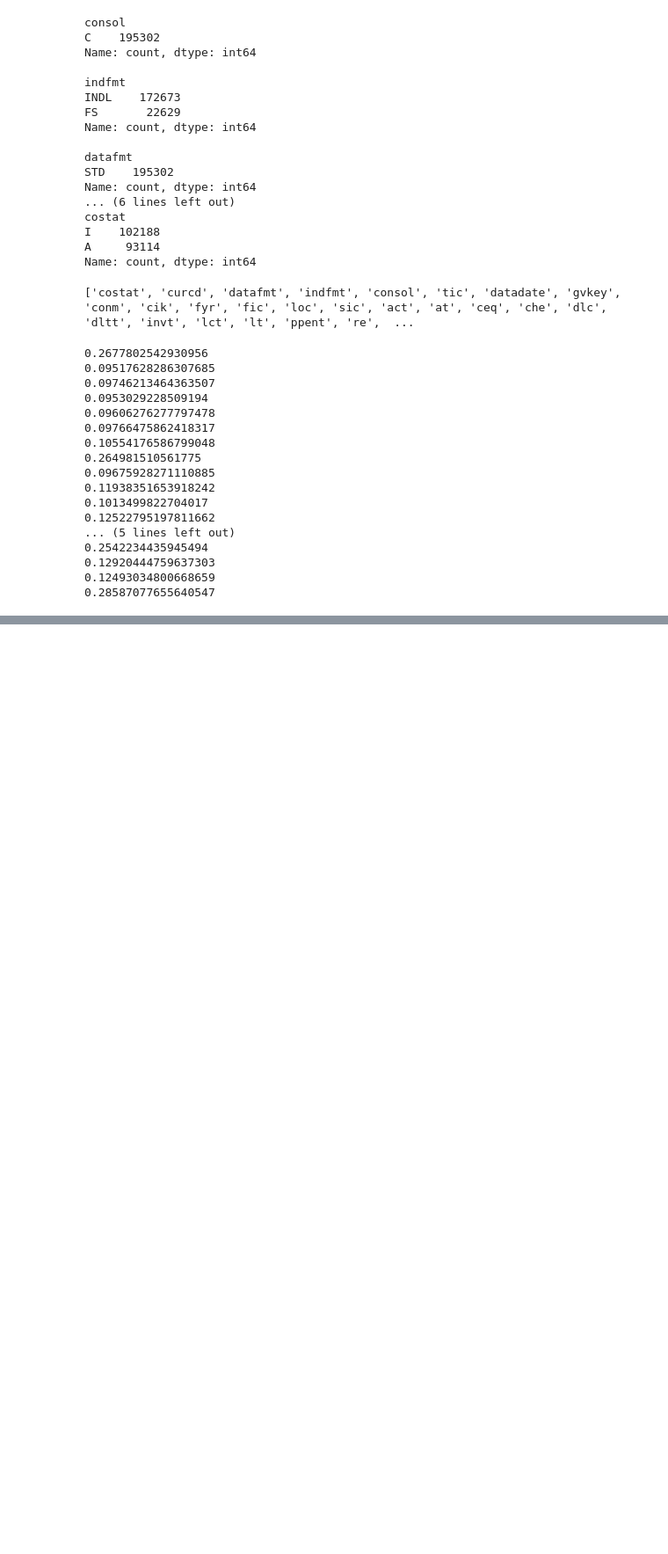
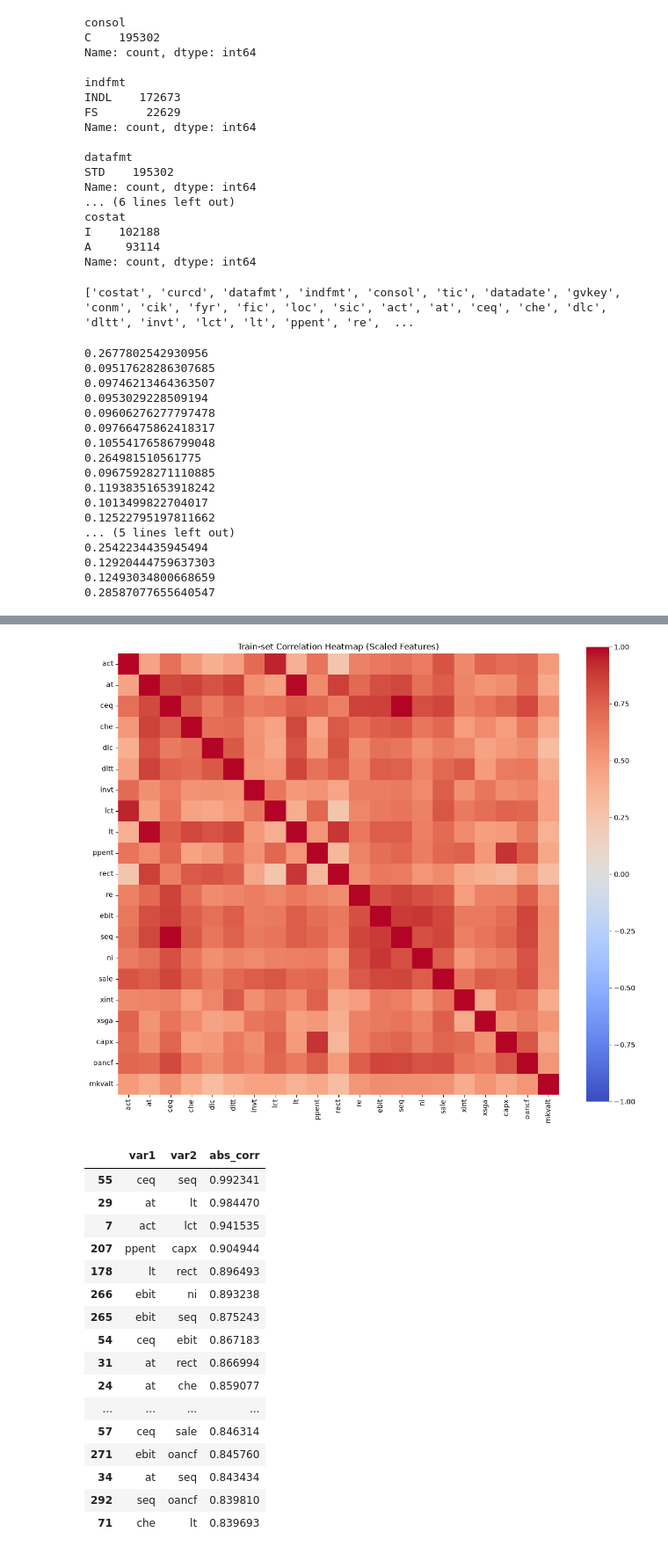
Before and after one commit to ThanaNassr/corporate-bankruptcy-prediction, a Jupyter notebook: analysis.ipynb, the cells around one changed output, grey strips where cells are left out. Shown at 88% size. Cells and saved outputs as stored; diff of their text form; code cells hidden in the pictures; blank space fills up the shorter version.

```diff
--- a/analysis.ipynb
+++ b/analysis.ipynb
@@ -426,30 +483,15 @@ lr.fit(X_train_scaled, y_train) #train model on scaled training data
 y_pred = lr.predict(X_val_scaled)  #predict the target using the val dataset  (gives 0s and 1s)
 y_prob = lr.predict_proba(X_val_scaled)[:, 1] #predict the probability of the positibe class
 # %%
-import numpy as np
-import pandas as pd
-import seaborn as sns
-import matplotlib.pyplot as plt
-from statsmodels.stats.outliers_influence import variance_inflation_factor
-
-# -----------------------------
-# 1) Build train feature frame
-# -----------------------------
-# If you already have scaled train matrix as numpy array:
-# X_train_sc = scaler.transform(X_train_imp)
 
 X_train_df = pd.DataFrame(
-    X_train_sc,                 # your scaled train features
+    x_train,
     columns=accounting_features,
     index=x_train.index
 )
 
-# Safety cleanup
-X_train_df = X_train_df.replace([np.inf, -np.inf], np.nan).dropna()
+# Correlation heatmap
 
-# -----------------------------
-# 2) Correlation heatmap
-# -----------------------------
 corr = X_train_df.corr()
 
 plt.figure(figsize=(12, 10))
@@ -457,34 +499,53 @@ sns.heatmap(
     corr,
     cmap="coolwarm",
     center=0,
     vmin=-1, vmax=1,
     square=True
 )
 plt.title("Train-set Correlation Heatmap (Scaled Features)")
 plt.tight_layout()
 plt.show()
 
-# Optional: list strongest absolute pairwise correlations
+# strongest absolute pairwise correlations
 upper = corr.abs().where(np.triu(np.ones(corr.shape), k=1).astype(bool))
 top_pairs = (
     upper.stack()
     .reset_index()
     .rename(columns={"level_0": "var1", "level_1": "var2", 0: "abs_corr"})
     .sort_values("abs_corr", ascending=False)
 )
 display(top_pairs.head(20))
 
-# -----------------------------
-# 3) VIF table
-# -----------------------------
+
+# VIF table
+
 vif_df = pd.DataFrame({
     "feature": X_train_df.columns,
     "VIF": [variance_inflation_factor(X_train_df.values, i)
             for i in range(X_train_df.shape[1])]
 }).sort_values("VIF", ascending=False)
 
 display(vif_df)
 
 # Quick flags
 display(vif_df[vif_df["VIF"] > 5])   # moderate concern
 display(vif_df[vif_df["VIF"] > 10])  # serious concern
+# %% [output]
+[figure, added]
+|  | var1 | var2 | abs_corr |
+| 55 | ceq | seq | 0.992341 |
+| 29 | at | lt | 0.984470 |
+| 7 | act | lct | 0.941535 |
+| 207 | ppent | capx | 0.904944 |
+| 178 | lt | rect | 0.896493 |
+| 266 | ebit | ni | 0.893238 |
+| 265 | ebit | seq | 0.875243 |
+| 54 | ceq | ebit | 0.867183 |
+| 31 | at | rect | 0.866994 |
+| 24 | at | che | 0.859077 |
+| ... | ... | ... | ... |
+| 57 | ceq | sale | 0.846314 |
+| 271 | ebit | oancf | 0.845760 |
+| 34 | at | seq | 0.843434 |
+| 292 | seq | oancf | 0.839810 |
+| 71 | che | lt | 0.839693 |
```
Also changed, not shown: parts of 14 cells of this notebook.
